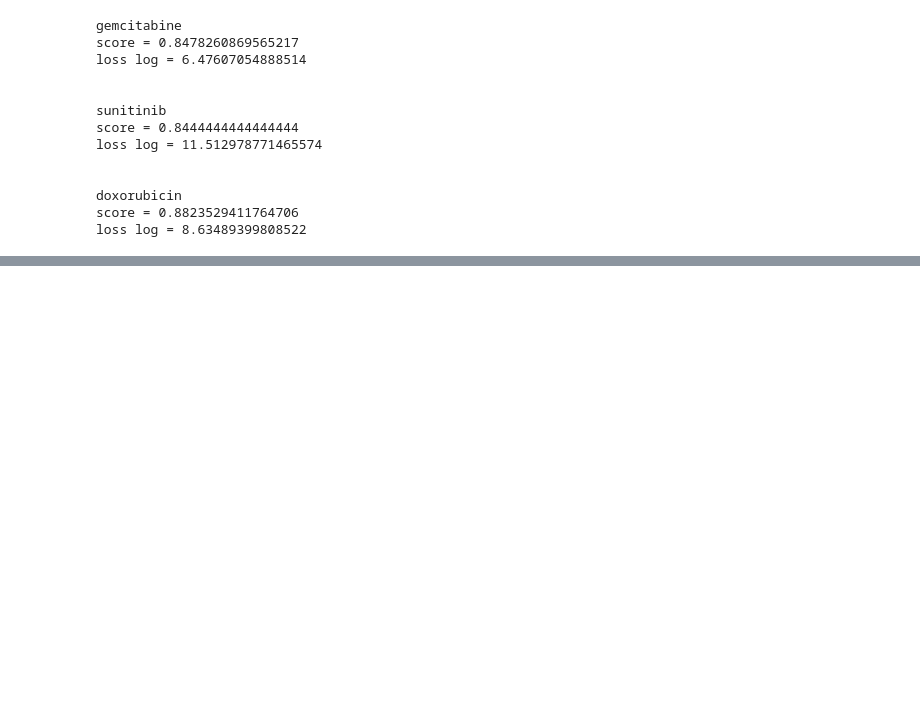
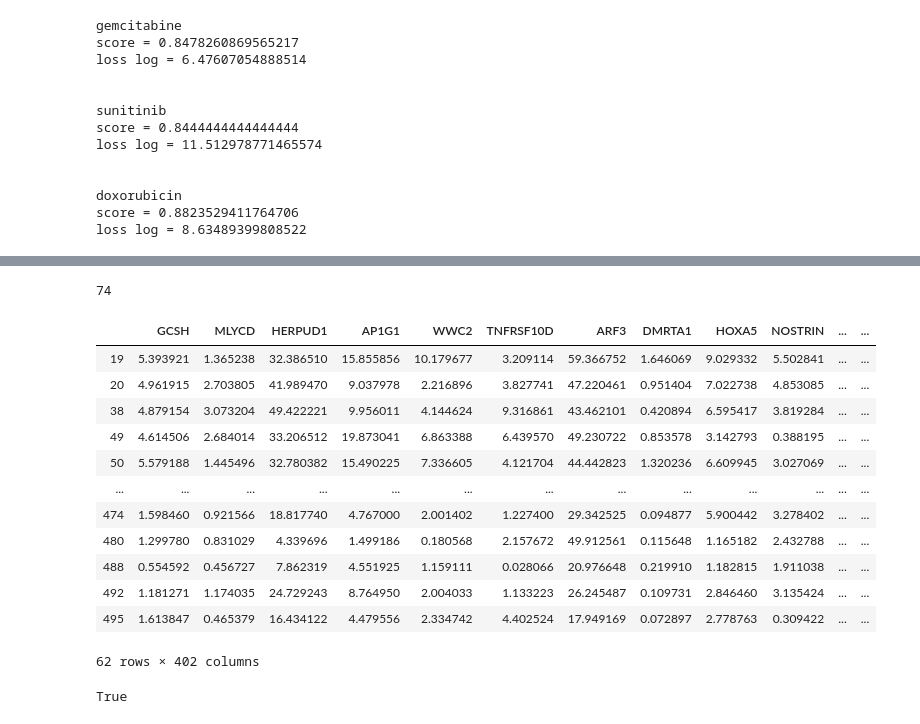
Before and after one commit to thedinak/Genetics-to-Therapuetics, a Jupyter notebook: data_predictions.ipynb, the cells around one changed output, grey strips where cells are left out. Drawn from its saved outputs; the diff is of its cells as text; code cells hidden in the pictures; blank space fills up the shorter version.

```diff
--- a/data_predictions.ipynb
+++ b/data_predictions.ipynb
@@ -908,0 +1050,4 @@ loss log = 8.63489399808522
+# %%
+corr_top_genes = corr_1D.sort_values(ascending=False)[21:422].index
+# %%
+corr_genes = list(corr_top_genes)
@@ -908,0 +1056,7 @@ loss log = 8.63489399808522
+# %%
+sum_mismatch = sum([1 if gene==1 else 0 for gene in genes_in_each_list])
+sum_mismatch
+# %% [output]
+74
+# %%
+corr_genes.append('vital_status')
@@ -908,0 +1065,16 @@ loss log = 8.63489399808522
+# %%
+corr_genes_drug_dfs[0]
+# %% [output]
+|  | GCSH | MLYCD | HERPUD1 | AP1G1 | WWC2 | TNFRSF10D | ARF3 | DMRTA1 | HOXA5 | NOSTRIN | ... | ... |
+| 19 | 5.393921 | 1.365238 | 32.386510 | 15.855856 | 10.179677 | 3.209114 | 59.366752 | 1.646069 | 9.029332 | 5.502841 | ... | ... |
+| 20 | 4.961915 | 2.703805 | 41.989470 | 9.037978 | 2.216896 | 3.827741 | 47.220461 | 0.951404 | 7.022738 | 4.853085 | ... | ... |
+| 38 | 4.879154 | 3.073204 | 49.422221 | 9.956011 | 4.144624 | 9.316861 | 43.462101 | 0.420894 | 6.595417 | 3.819284 | ... | ... |
+| 49 | 4.614506 | 2.684014 | 33.206512 | 19.873041 | 6.863388 | 6.439570 | 49.230722 | 0.853578 | 3.142793 | 0.388195 | ... | ... |
+| 50 | 5.579188 | 1.445496 | 32.780382 | 15.490225 | 7.336605 | 4.121704 | 44.442823 | 1.320236 | 6.609945 | 3.027069 | ... | ... |
+| ... | ... | ... | ... | ... | ... | ... | ... | ... | ... | ... | ... | ... |
+| 474 | 1.598460 | 0.921566 | 18.817740 | 4.767000 | 2.001402 | 1.227400 | 29.342525 | 0.094877 | 5.900442 | 3.278402 | ... | ... |
+| 480 | 1.299780 | 0.831029 | 4.339696 | 1.499186 | 0.180568 | 2.157672 | 49.912561 | 0.115648 | 1.165182 | 2.432788 | ... | ... |
+| 488 | 0.554592 | 0.456727 | 7.862319 | 4.551925 | 1.159111 | 0.028066 | 20.976648 | 0.219910 | 1.182815 | 1.911038 | ... | ... |
+| 492 | 1.181271 | 1.174035 | 24.729243 | 8.764950 | 2.004033 | 1.133223 | 26.245487 | 0.109731 | 2.846460 | 3.135424 | ... | ... |
+| 495 | 1.613847 | 0.465379 | 16.434122 | 4.479556 | 2.334742 | 4.402524 | 17.949169 | 0.072897 | 2.778763 | 0.309422 | ... | ... |
+62 rows × 402 columns
@@ -908,0 +1086,4 @@ loss log = 8.63489399808522
+# %%
+corr_y_list[0].equals(list_y[0])
+# %% [output]
+True
```
Also changed, not shown: parts of 33 cells of this notebook.
